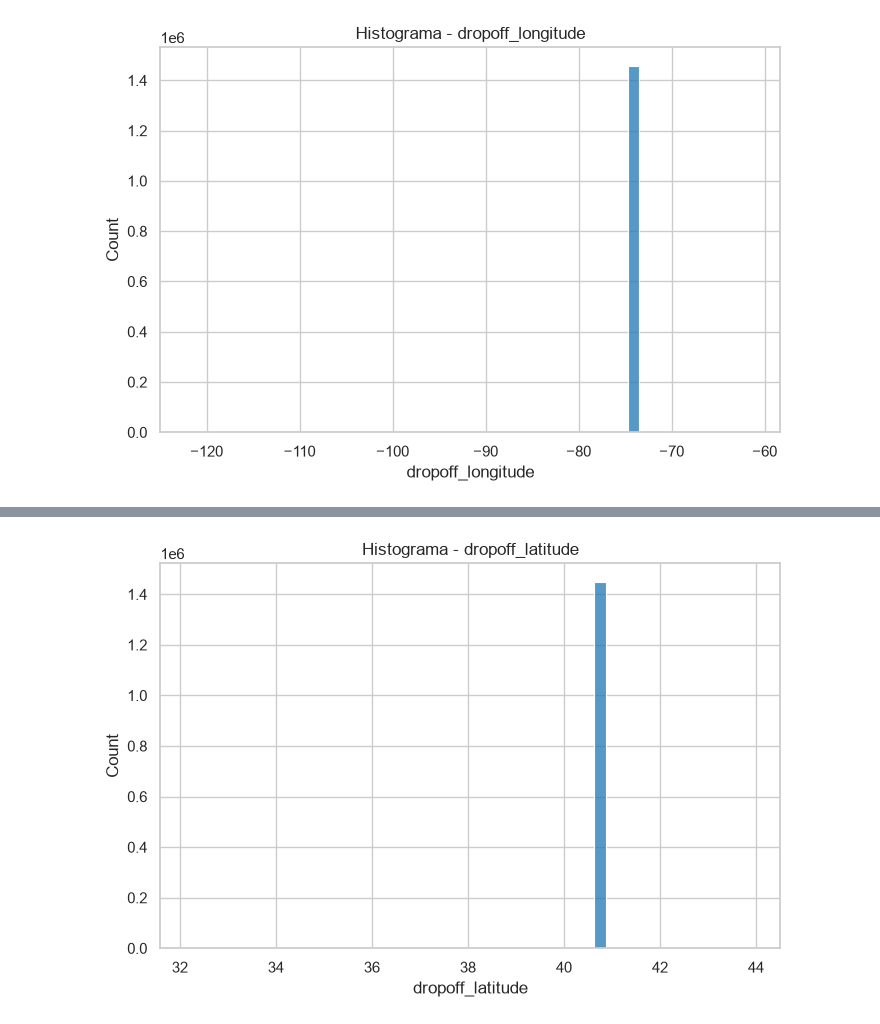
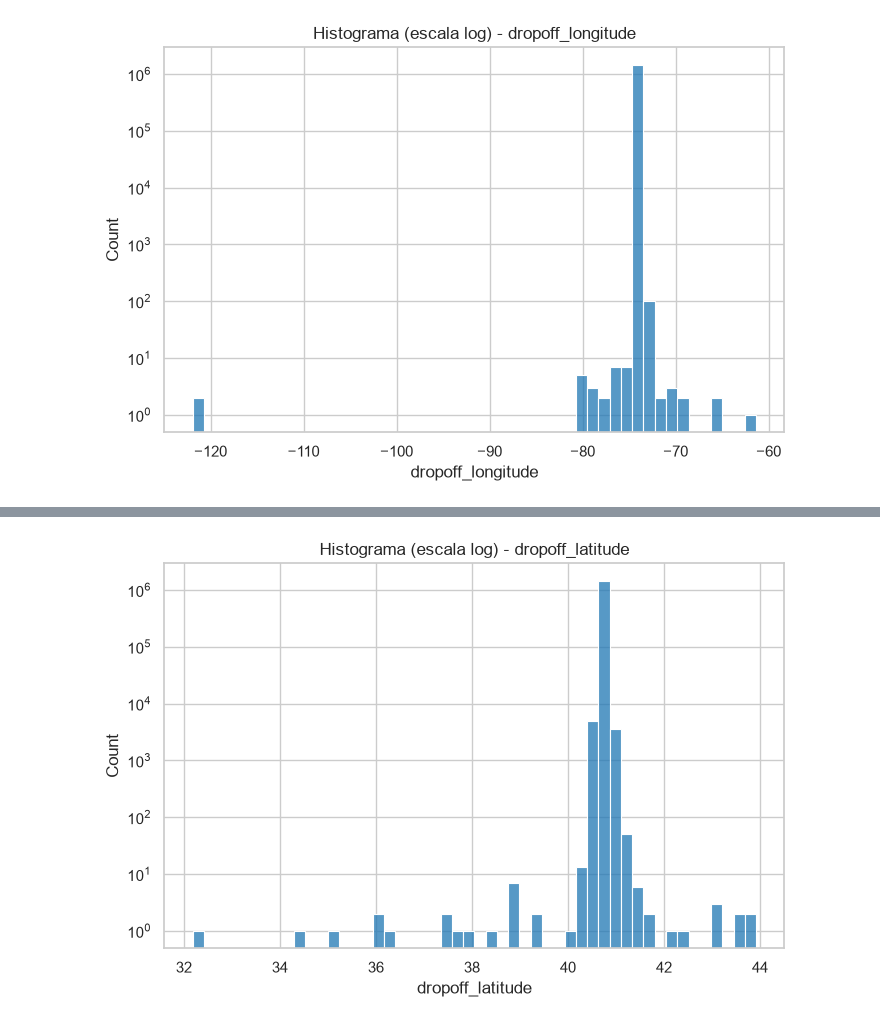
Before and after one commit to Diesanz/ml-classifiers-workspace, a Jupyter notebook: Scripts/atributos.ipynb, the cells around one changed output, grey strips where cells are left out. Saved outputs shown, nothing was run; the diff lists cells and outputs as text; code cells hidden in the pictures.

```diff
--- a/Scripts/atributos.ipynb
+++ b/Scripts/atributos.ipynb
@@ -7,7 +6,10 @@ import os
 # %%
 # Carga de datos
-PATH = "C:/Users/gonzalo/OneDrive - UVa/UVa/Master/1er BIMESTRE/Clas/proyecto/train.csv"
-df = pd.read_csv(PATH)
+PATH = "train.csv"
+OUT = "diagramas"
+os.makedirs(OUT, exist_ok=True)
+
+df = pd.read_csv(PATH, parse_dates=["pickup_datetime", "dropoff_datetime"])
 sns.set_theme(style="whitegrid")
 # %%
 # Definición de atributos a analizar
@@ -73,26 +74,54 @@ print("==========================================================")
 print("2. ATRIBUTOS NUMÉRICOS CONTINUOS")
 print("==========================================================\n")
 
+#Calculamos las métricas que devuelven un solo valor por columna
+resumen = df[numeric_cols].agg(["min", "max", "mean", "median", "std"]).T
+
+
+resumen.columns = ["Mínimo", "Máximo", "Media", "Mediana", "Desv. típica"]
+
+# Añadimos de forma segura la Moda (tomando la primera si hay varias) y los Valores distintos
+resumen["Moda"] = df[numeric_cols].mode().iloc[0]
+resumen["Valores distintos"] = df[numeric_cols].nunique()
+
+# Reordenamos las columnas para mantener tu diseño original
+resumen = resumen[
+    [
+        "Mínimo",
+        "Máximo",
+        "Media",
+        "Mediana",
+        "Moda",
+        "Desv. típica",
+        "Valores distintos",
+    ]
+]
+
+print(resumen.round(4).to_string(), "\n")
+
+
+# Forma de la distribución (apéndice). La curtosis de pandas es en exceso: normal = 0
+print("2b. ASIMETRÍA Y CURTOSIS (apéndice)\n")
+forma = pd.DataFrame(
+    {
+        "Asimetría": df[numeric_cols].skew(),
+        "Curtosis (exceso)": df[numeric_cols].kurtosis(),
+    }
+)
+print(forma.round(2).to_string(), "\n")
+
+
+# Histogramas (escala log en el eje y)
 for col in numeric_cols:
-    stats = {
-        'Estadístico': ['Mínimo', 'Máximo', 'Media', 'Desviación típica', 'Asimetría', 'Curtosis', 'Valores distintos'],
-        'Valor': [
-            df[col].min(), df[col].max(), df[col].mean(),
-            df[col].std(), df[col].skew(), df[col].kurtosis(),
-            df[col].nunique()
-        ]
-    }
-    stats_df = pd.DataFrame(stats)
+    plt.figure(figsize=(8, 5))
+    sns.histplot(df[col], bins=50, color="tab:blue")
+    plt.yscale("log")
+    plt.title(f"Histograma (escala log) - {col}")
 
-    print(f"--- Estadísticos de {col} ---")
-    print(stats_df.to_markdown(index=False))
-    print("\n")
-
-    # --- Generación de Gráfica (Escala normal/lineal) ---
-    plt.figure(figsize=(8, 5))
-    sns.histplot(df[col], bins=50, kde=False, color="tab:blue")
-    plt.title(f"Histograma - {col}")
+    # Guardamos y mostramos de forma limpia
+    plt.savefig(f"{OUT}/hist_{col}.png", dpi=150, bbox_inches="tight")
     plt.show()
+    plt.close()
 # %% [output]
 ==========================================================
 2. ATRIBUTOS NUMÉRICOS CONTINUOS
@@ -133 +147 @@ for col in numeric_cols:
-[figure, old version]
+[figure, new version]
@@ -144 +148 @@ for col in numeric_cols:
-[figure, old version]
+[figure, new version]
```
Also changed, not shown: parts of 4 cells of this notebook, 8 other files.
